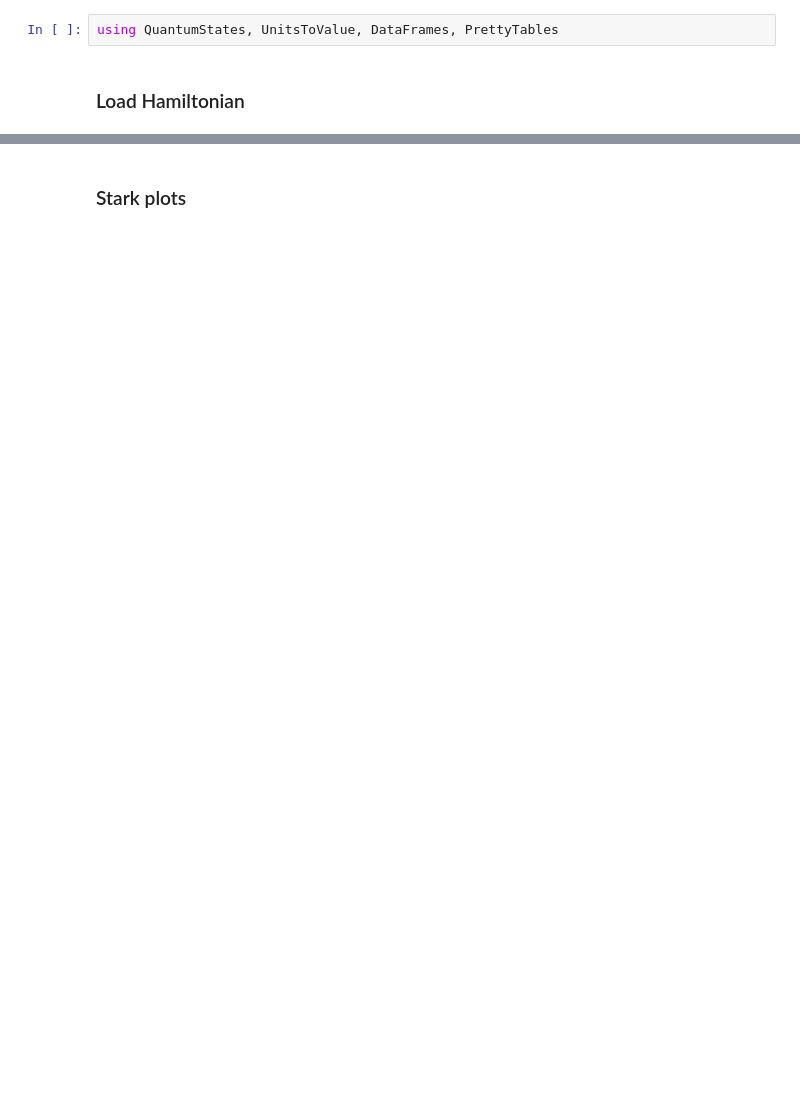
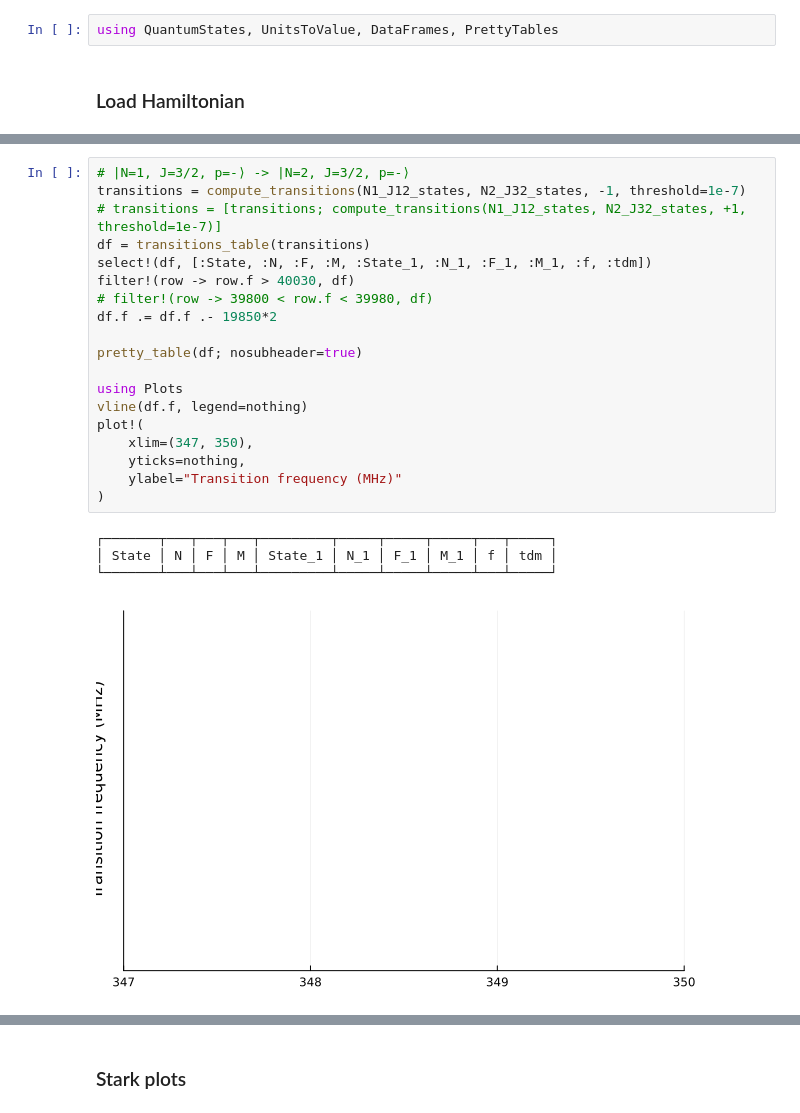
Before and after one commit to munozariasjm/QuantumStates.jl, a Jupyter notebook: examples/CaOH/CaOH_OpticalPumping.ipynb, the cells around one changed output, grey strips where cells are left out. Saved outputs shown, nothing was run; the diff lists cells and outputs as text; blank space fills up the shorter version.

```diff
--- a/examples/CaOH/CaOH_OpticalPumping.ipynb
+++ b/examples/CaOH/CaOH_OpticalPumping.ipynb
@@ -150,0 +98,24 @@ pretty_table(df; nosubheader=true)
+# %%
+# |N=1, J=3/2, p=-⟩ -> |N=2, J=3/2, p=-⟩
+transitions = compute_transitions(N1_J12_states, N2_J32_states, -1, threshold=1e-7)
+# transitions = [transitions; compute_transitions(N1_J12_states, N2_J32_states, +1, threshold=1e-7)]
+df = transitions_table(transitions)
+select!(df, [:State, :N, :F, :M, :State_1, :N_1, :F_1, :M_1, :f, :tdm])
+filter!(row -> row.f > 40030, df)
+# filter!(row -> 39800 < row.f < 39980, df)
+df.f .= df.f .- 19850*2
+
+pretty_table(df; nosubheader=true)
+
+using Plots
+vline(df.f, legend=nothing)
+plot!(
+    xlim=(347, 350),
+    yticks=nothing,
+    ylabel="Transition frequency (MHz)"
+)
+# %% [output]
+┌───────┬───┬───┬───┬─────────┬─────┬─────┬─────┬───┬─────┐
+│ State │ N │ F │ M │ State_1 │ N_1 │ F_1 │ M_1 │ f │ tdm │
+└───────┴───┴───┴───┴─────────┴─────┴─────┴─────┴───┴─────┘
+[figure, added]
```
Also changed, not shown: parts of 33 cells of this notebook, 20 other files.
